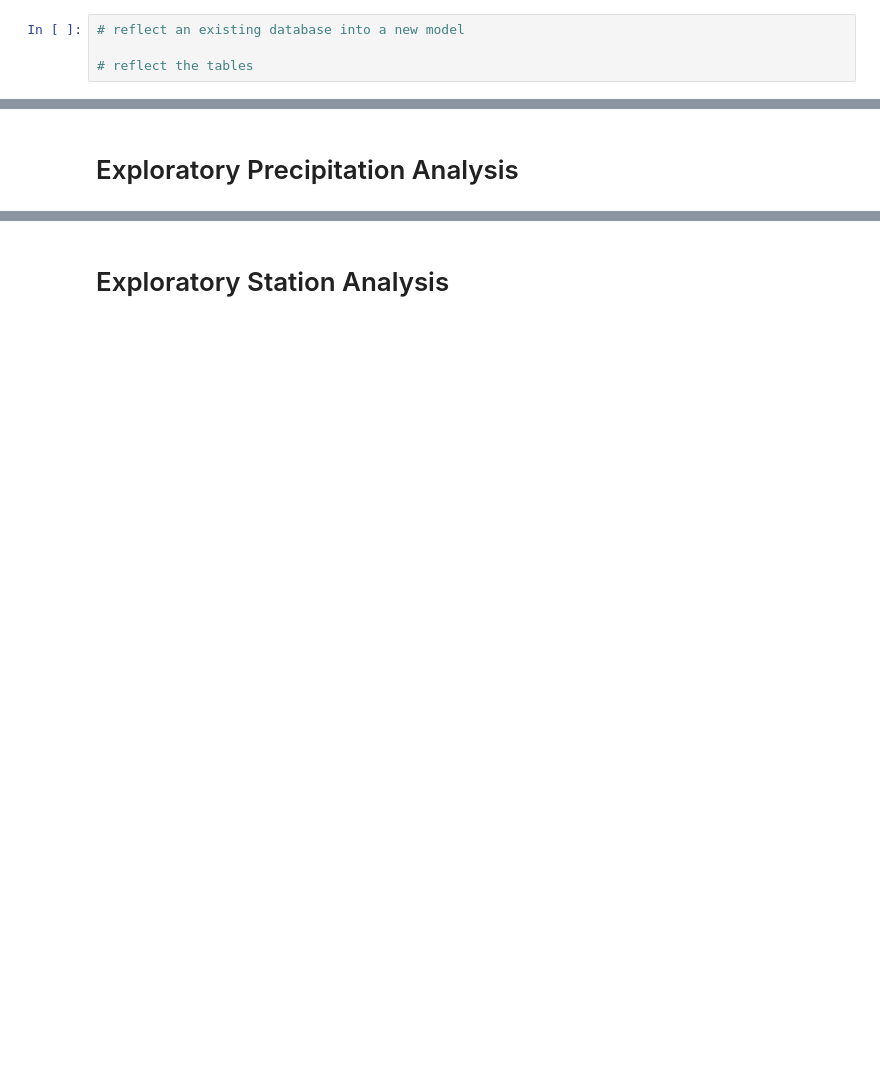
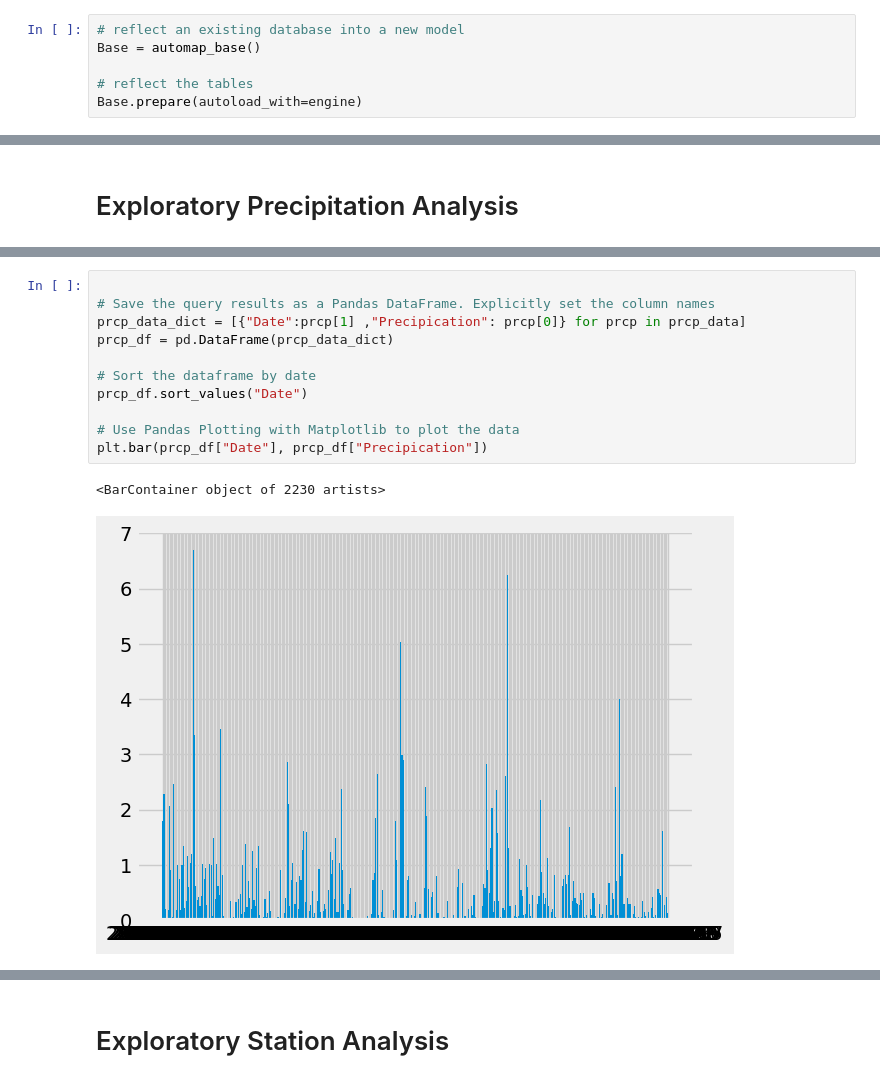
Before and after one commit to EmG3214/sqlalchemy-challenge, a Jupyter notebook: SurfsUp/climate_maincode.ipynb, the cells around one changed output, grey strips where cells are left out. Cells and saved outputs as stored; diff of their text form; blank space fills up the shorter version.

```diff
--- a/SurfsUp/climate_maincode.ipynb
+++ b/SurfsUp/climate_maincode.ipynb
@@ -20,7 +20,9 @@ from sqlalchemy import create_engine, func
 engine = create_engine("sqlite:///Resources/hawaii.sqlite")
 # %%
 # reflect an existing database into a new model
+Base = automap_base()
 
 # reflect the tables
+Base.prepare(autoload_with=engine)
 # %%
 # View all of the classes that automap found
@@ -59,2 +74,16 @@ Text(0, 0.5, 'Inches')
+# %%
+
+# Save the query results as a Pandas DataFrame. Explicitly set the column names
+prcp_data_dict = [{"Date":prcp[1] ,"Precipication": prcp[0]} for prcp in prcp_data]
+prcp_df = pd.DataFrame(prcp_data_dict)
+
+# Sort the dataframe by date
+prcp_df.sort_values("Date")
+
+# Use Pandas Plotting with Matplotlib to plot the data
+plt.bar(prcp_df["Date"], prcp_df["Precipication"])
+# %% [output]
+<BarContainer object of 2230 artists>
+[figure, added]
 # %%
 # Use Pandas to calculate the summary statistics for the precipitation data
```
Also changed, not shown: parts of 10 cells of this notebook, 1 other file.
